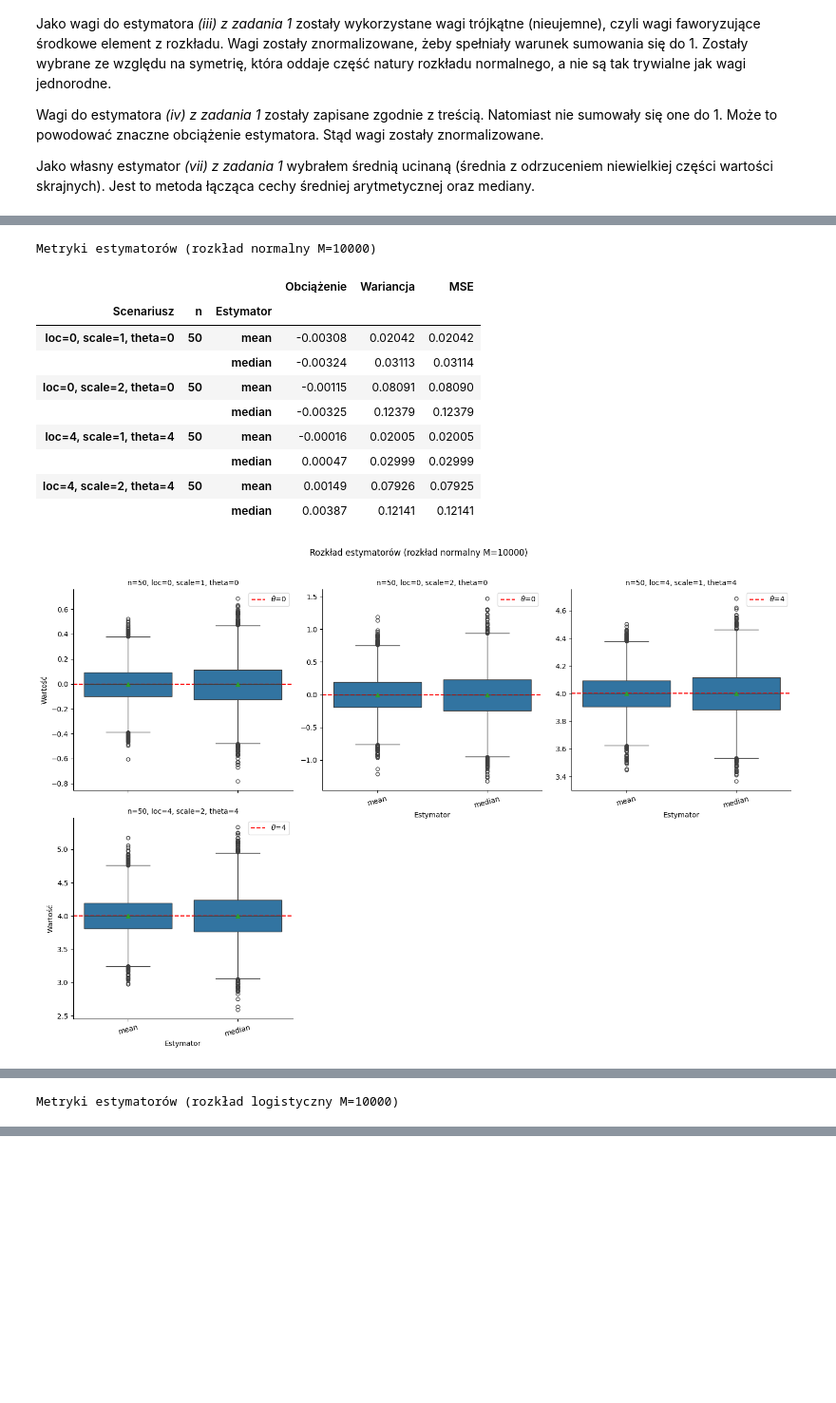
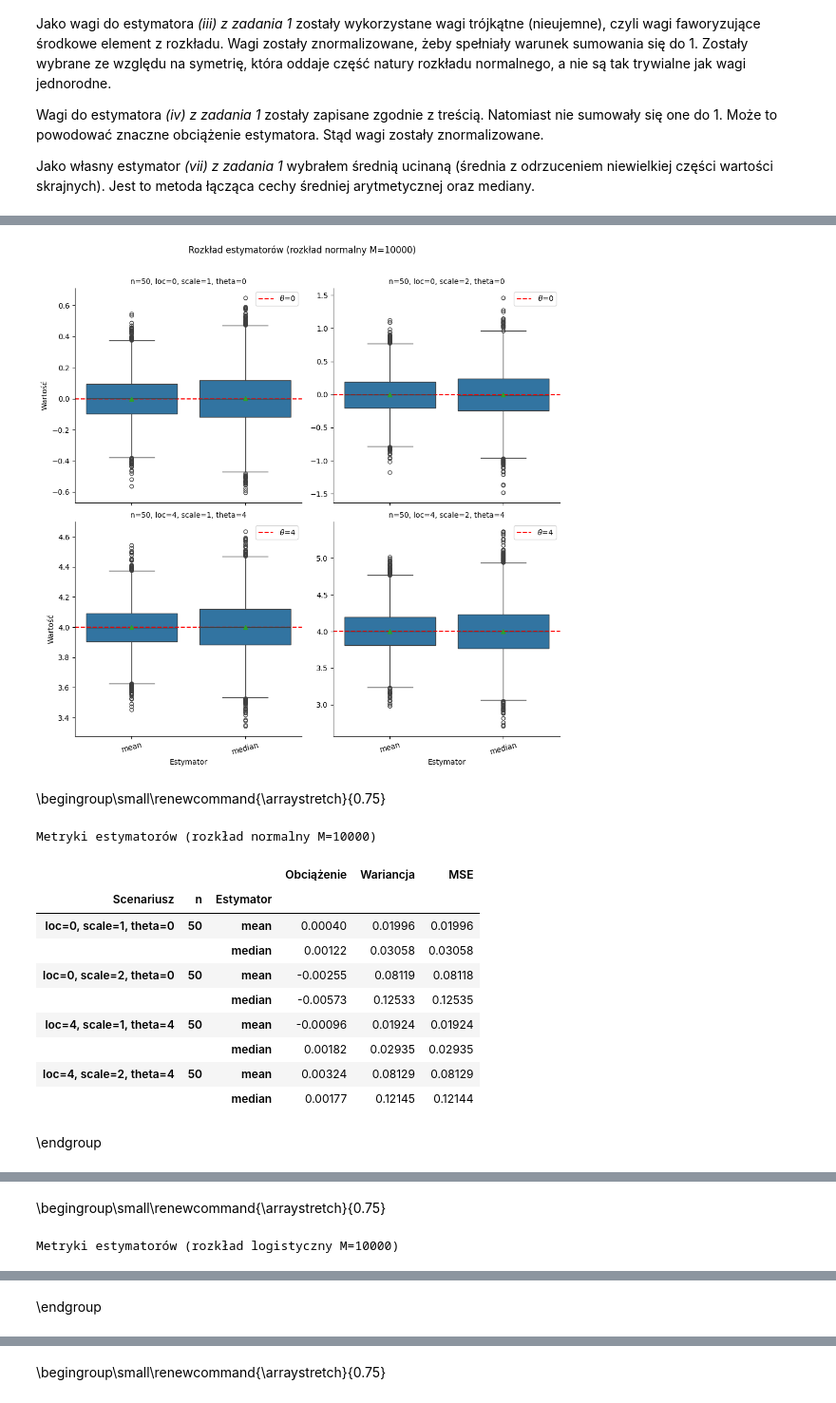
Before and after one commit to BartoszKruszewski/courses-uwr, a Jupyter notebook: Statystyka z modelami liniowymi/Pracownia1/zadanie1.ipynb, the cells around one changed output, grey strips where cells are left out. Shown at 95% size. Saved outputs shown, nothing was run; the diff lists cells and outputs as text; code cells hidden in the pictures; blank space fills up the shorter version.

```diff
--- a/Statystyka z modelami liniowymi/Pracownia1/zadanie1.ipynb
+++ b/Statystyka z modelami liniowymi/Pracownia1/zadanie1.ipynb
@@ -41,16 +46,13 @@ Jako własny estymator _(vii) z zadania 1_ wybrałem średnią ucinaną (średni
 # %%
-def est_mean(X):
-    """Średnia arytmetyczna."""
+def est_mean(X):  # średnia arytmetyczna
     return np.mean(X, axis=1)
 
 
-def est_median(X):
-    """Mediana."""
+def est_median(X):  # mediana
     return np.median(X, axis=1)
 
 
-def est_weighted_custom(X):
-    """Średnia ważona z własnymi wagami trójkątnymi."""
+def est_weighted_custom(X):  # średnia ważona z własnymi wagami
     n = X.shape[1]
 
     # wyliczenie wag trójkątnych
@@ -61,8 +63,7 @@ def est_weighted_custom(X):
     return np.dot(X, weights)
 
 
-def est_order_stats(X):
-    """Średnia ważona z wagami ze wzoru."""
+def est_order_stats(X):  # średnia ważona z wagami ze wzoru
     n = X.shape[1]
     X_sorted = np.sort(X, axis=1)
 
@@ -70,7 +71,6 @@ def est_order_stats(X):
 
     with np.errstate(divide="ignore"):
         z = stats.norm.ppf(u)
-
     dens = stats.norm.pdf(z)
 
     # dodana normalizacja
@@ -80,9 +80,9 @@ def est_order_stats(X):
     return np.dot(X_sorted, weights)
 
 
-def est_harmonic_mean(X):
-    """Średnia harmoniczna: n / sum(1/X_i)."""
+def est_harmonic_mean(X):  # średnia harmoniczna
     n = X.shape[1]
+
     # zignorowanie błędów dzielenia przez zero
     with np.errstate(divide="ignore", invalid="ignore"):
         inv_sum = np.sum(1.0 / X, axis=1)
@@ -90,18 +90,13 @@ def est_harmonic_mean(X):
     return res
 
 
-def est_power_mean_3(X):
-    """Średnia potęgowa rzędu 3."""
-
+def est_power_mean_3(X):  # średnia potęgowa
     # rozbicie na abs, aby uniknąć problemów z pierwiastkiem z liczby ujemnej
     mean_cube = np.mean(X**3, axis=1)
     return np.sign(mean_cube) * np.abs(mean_cube) ** (1.0 / 3.0)
 
 
-def est_trimmed_mean(X, trim_ratio=0.10):
-    """Estymator własny: średnia ucinana.
-    Bierze pod uwagę tylko środkową cześć danych"""
-
+def est_trimmed_mean(X, trim_ratio=0.10):  # średnia ucinana
     n = X.shape[1]
     k = int(trim_ratio * n)
     if k == 0:
@@ -110,20 +105,17 @@ def est_trimmed_mean(X, trim_ratio=0.10):
     return np.mean(X_sorted[:, k : n - k], axis=1)
 
 
-def est_sample_variance(X):
-    """Estymator wariancji S^2."""
+def est_sample_variance(X):  # wariancja z próby
     return np.var(X, axis=1, ddof=1)
 
 
-def est_variance_around_median(X):
-    """Estymator wariancji wokół mediany."""
+def est_variance_around_median(X):  # wariancja wokół mediany
     n = X.shape[1]
     med = np.median(X, axis=1, keepdims=True)
     return np.sum((X - med) ** 2, axis=1) / (n - 1)
 
 
-def est_median_squared_dev(X):
-    """Mediana kwadratów odchyleń od średniej."""
+def est_median_squared_dev(X):  # mediana kwadratów odchyleń od mediany
     mean = np.mean(X, axis=1, keepdims=True)
     sq_deviations = (X - mean) ** 2
     return np.median(sq_deviations, axis=1)
@@ -297,31 +308,34 @@ Metryki estymatorów (rozkład normalny M=10000)
 # %%
 #| echo: false
 #| output: true
 
 for dist_func, dist_name in zip(
     [np.random.normal, np.random.logistic, stats.cauchy.rvs],
     ["rozkład normalny", "rozkład logistyczny", "rozkład Cauchiego"],
 ):
     run_simulation(
         scenarios=[
             {"n": 50, "loc": theta, "scale": sigma, "theta": theta}
             for theta in [0, 4]
             for sigma in [1, 2]
         ],
         dist_func=dist_func,
         dist_name=dist_name,
         estimators=[est_mean, est_median],
+        plots_in_row=2,
     )
 # %% [output]
+[figure, new version]
+\begingroup\small\renewcommand{\arraystretch}{0.75}
 Metryki estymatorów (rozkład normalny M=10000)
 |  |  |  | Obciążenie | Wariancja | MSE |
 | Scenariusz | n | Estymator |  |  |  |
-| loc=0, scale=1, theta=0 | 50 | mean | -0.00308 | 0.02042 | 0.02042 |
-|  |  | median | -0.00324 | 0.03113 | 0.03114 |
-| loc=0, scale=2, theta=0 | 50 | mean | -0.00115 | 0.08091 | 0.08090 |
-|  |  | median | -0.00325 | 0.12379 | 0.12379 |
-| loc=4, scale=1, theta=4 | 50 | mean | -0.00016 | 0.02005 | 0.02005 |
-|  |  | median | 0.00047 | 0.02999 | 0.02999 |
-| loc=4, scale=2, theta=4 | 50 | mean | 0.00149 | 0.07926 | 0.07925 |
-|  |  | median | 0.00387 | 0.12141 | 0.12141 |
+| loc=0, scale=1, theta=0 | 50 | mean | 0.00040 | 0.01996 | 0.01996 |
+|  |  | median | 0.00122 | 0.03058 | 0.03058 |
+| loc=0, scale=2, theta=0 | 50 | mean | -0.00255 | 0.08119 | 0.08118 |
+|  |  | median | -0.00573 | 0.12533 | 0.12535 |
+| loc=4, scale=1, theta=4 | 50 | mean | -0.00096 | 0.01924 | 0.01924 |
+|  |  | median | 0.00182 | 0.02935 | 0.02935 |
+| loc=4, scale=2, theta=4 | 50 | mean | 0.00324 | 0.08129 | 0.08129 |
+|  |  | median | 0.00177 | 0.12145 | 0.12144 |
-[figure, old version]
+\endgroup
@@ -328,3 +343,4 @@ Metryki estymatorów (rozkład normalny M=10000)
+\begingroup\small\renewcommand{\arraystretch}{0.75}
 Metryki estymatorów (rozkład logistyczny M=10000)
 |  |  |  | Obciążenie | Wariancja | MSE |
 | Scenariusz | n | Estymator |  |  |  |
@@ -339,0 +355 @@ Metryki estymatorów (rozkład logistyczny M=10000)
+\endgroup
@@ -339,0 +357 @@ Metryki estymatorów (rozkład logistyczny M=10000)
+\begingroup\small\renewcommand{\arraystretch}{0.75}
```
Also changed, not shown: parts of 17 cells of this notebook.
